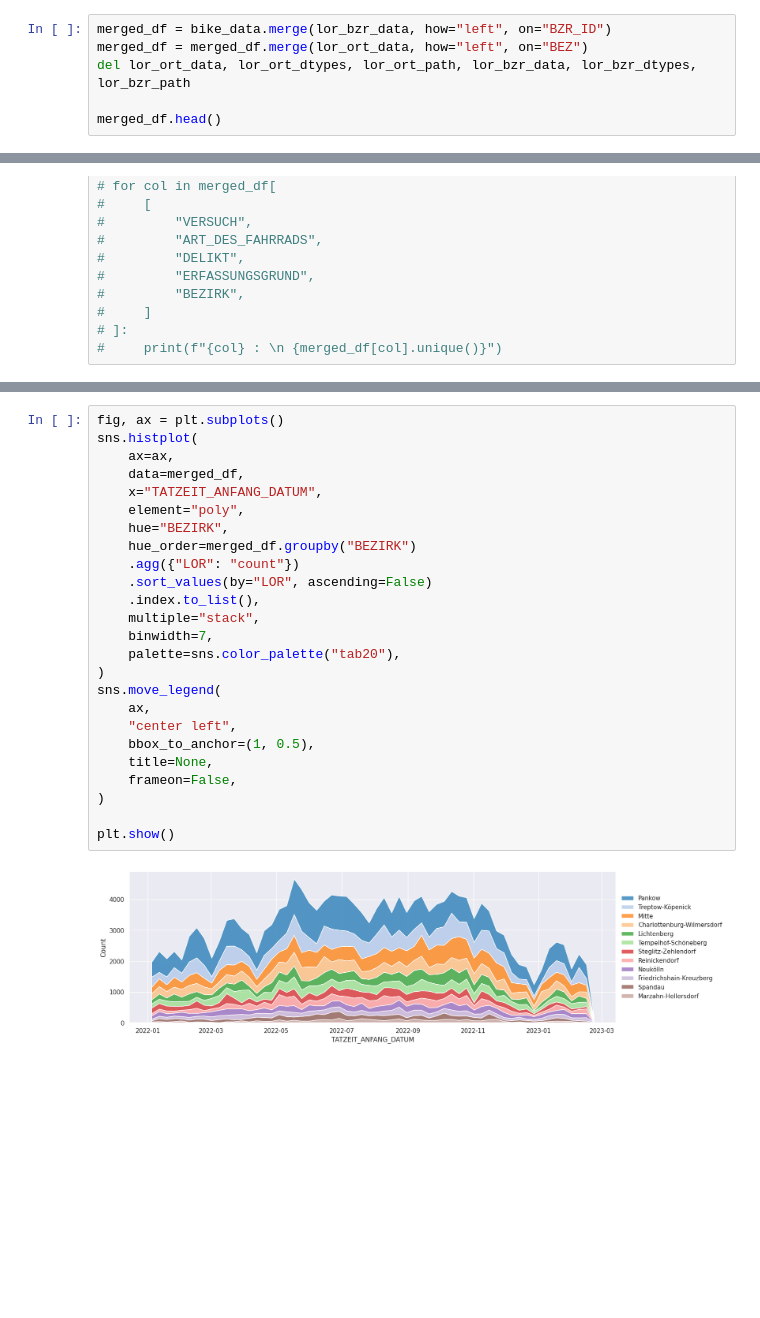
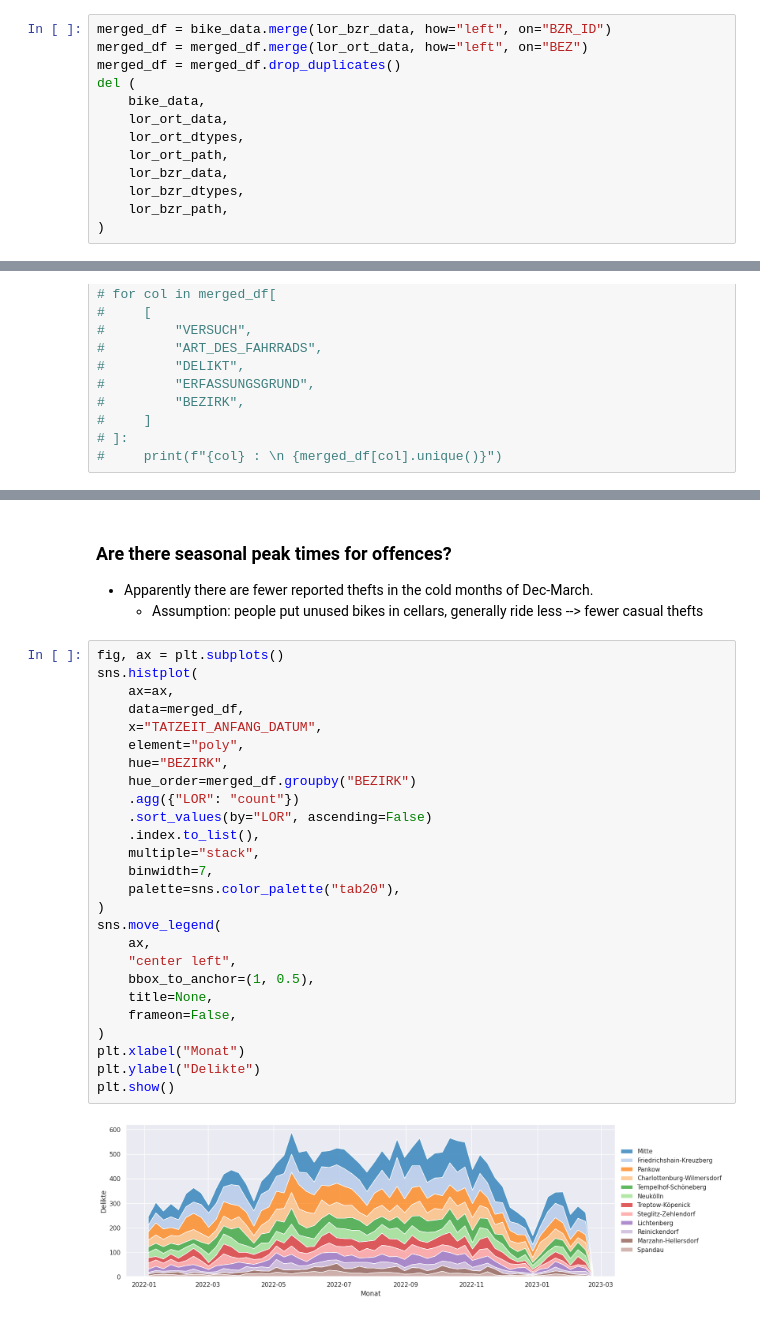
Before and after one commit to adrian-baumann/application_challenge, a Jupyter notebook: exploration.ipynb, the cells around one changed output, grey strips where cells are left out. Saved outputs shown, nothing was run; the diff lists cells and outputs as text; blank space fills up the shorter version.

```diff
--- a/exploration.ipynb
+++ b/exploration.ipynb
@@ -86,7 +85,14 @@ lor_ort_data = lor_ort_data.rename(columns={"spatial_name": "BEZ"})
 # %%
 merged_df = bike_data.merge(lor_bzr_data, how="left", on="BZR_ID")
 merged_df = merged_df.merge(lor_ort_data, how="left", on="BEZ")
-del lor_ort_data, lor_ort_dtypes, lor_ort_path, lor_bzr_data, lor_bzr_dtypes, lor_bzr_path
-
-merged_df.head()
+merged_df = merged_df.drop_duplicates()
+del (
+    bike_data,
+    lor_ort_data,
+    lor_ort_dtypes,
+    lor_ort_path,
+    lor_bzr_data,
+    lor_bzr_dtypes,
+    lor_bzr_path,
+)
 # %% [output]
@@ -393,27 +400,32 @@ merged_df.groupby(["ART_DES_FAHRRADS"]).agg(
+# %% [markdown]
+### Are there seasonal peak times for offences?
+- Apparently there are fewer reported thefts in the cold months of Dec-March.
+    - Assumption: people put unused bikes in cellars, generally ride less --> fewer casual thefts
 # %%
 fig, ax = plt.subplots()
 sns.histplot(
     ax=ax,
     data=merged_df,
     x="TATZEIT_ANFANG_DATUM",
     element="poly",
     hue="BEZIRK",
     hue_order=merged_df.groupby("BEZIRK")
     .agg({"LOR": "count"})
     .sort_values(by="LOR", ascending=False)
     .index.to_list(),
     multiple="stack",
     binwidth=7,
     palette=sns.color_palette("tab20"),
 )
 sns.move_legend(
     ax,
     "center left",
     bbox_to_anchor=(1, 0.5),
     title=None,
     frameon=False,
 )
-
+plt.xlabel("Monat")
+plt.ylabel("Delikte")
 plt.show()
 # %% [output]
-[figure, old version]
+[figure, new version]
```
Also changed, not shown: parts of 54 cells of this notebook, 4 other files.
